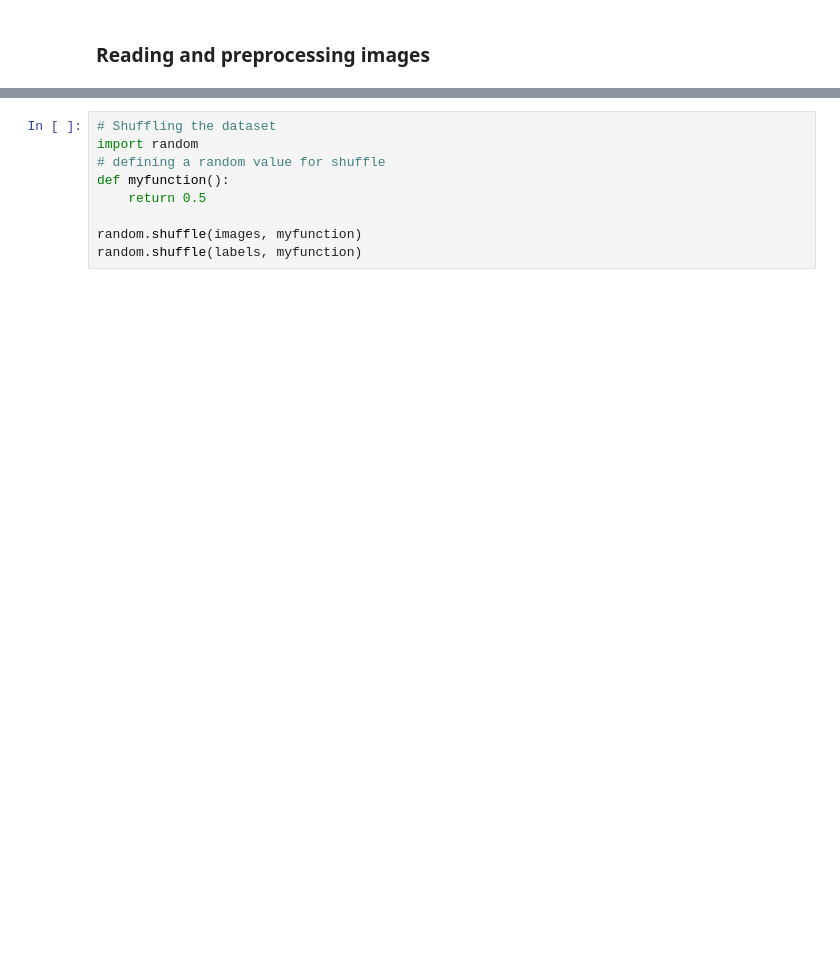
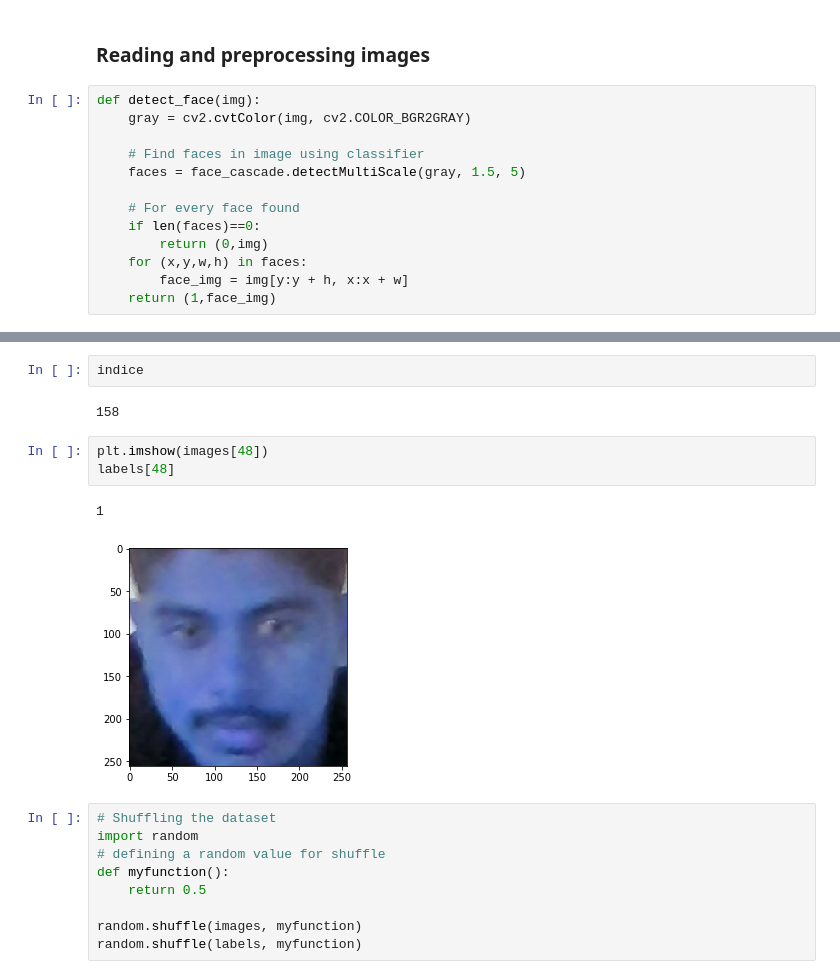
Before and after one commit to Paras-97/online_attendance_system, a Jupyter notebook: online_attendance_system.ipynb, the cells around one changed output, grey strips where cells are left out. Cells and saved outputs as stored; diff of their text form; blank space fills up the shorter version.

```diff
--- a/online_attendance_system.ipynb
+++ b/online_attendance_system.ipynb
@@ -59,3 +11,16 @@ import os
 # %% [markdown]
 ### Reading and preprocessing images
+# %%
+def detect_face(img):
+    gray = cv2.cvtColor(img, cv2.COLOR_BGR2GRAY)
+
+    # Find faces in image using classifier
+    faces = face_cascade.detectMultiScale(gray, 1.5, 5)
+
+    # For every face found
+    if len(faces)==0:
+        return (0,img)
+    for (x,y,w,h) in faces:
+        face_img = img[y:y + h, x:x + w]
+    return (1,face_img)
 # %%
@@ -138,3 +110,13 @@ for file_name in os.listdir(pa):
+# %%
+indice
+# %% [output]
+158
+# %%
+plt.imshow(images[48])
+labels[48]
+# %% [output]
+1
+[figure, added]
 # %%
 # Shuffling the dataset
 import random
```
Also changed, not shown: parts of 16 cells of this notebook.
